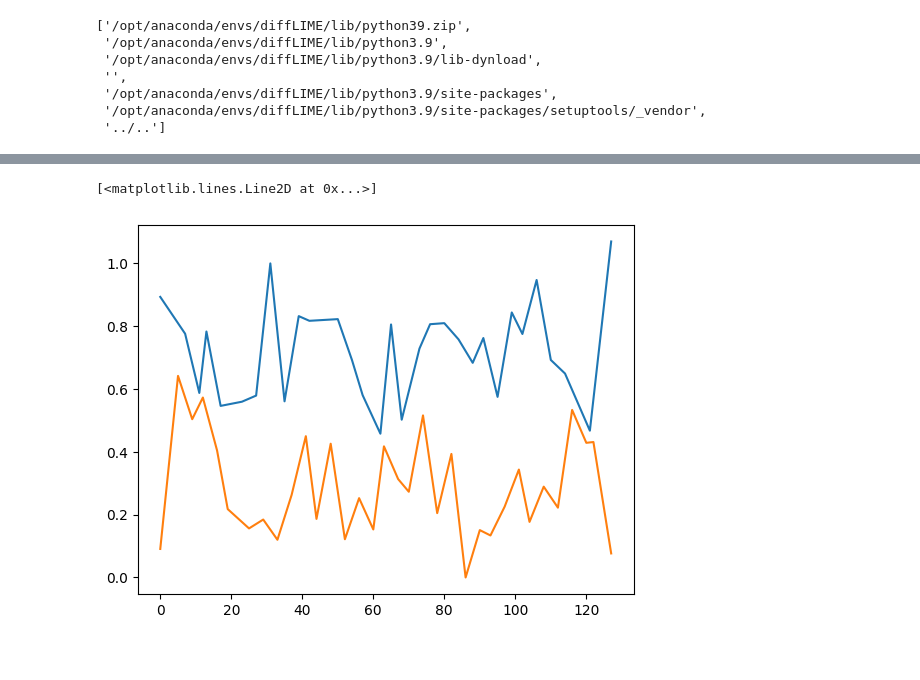
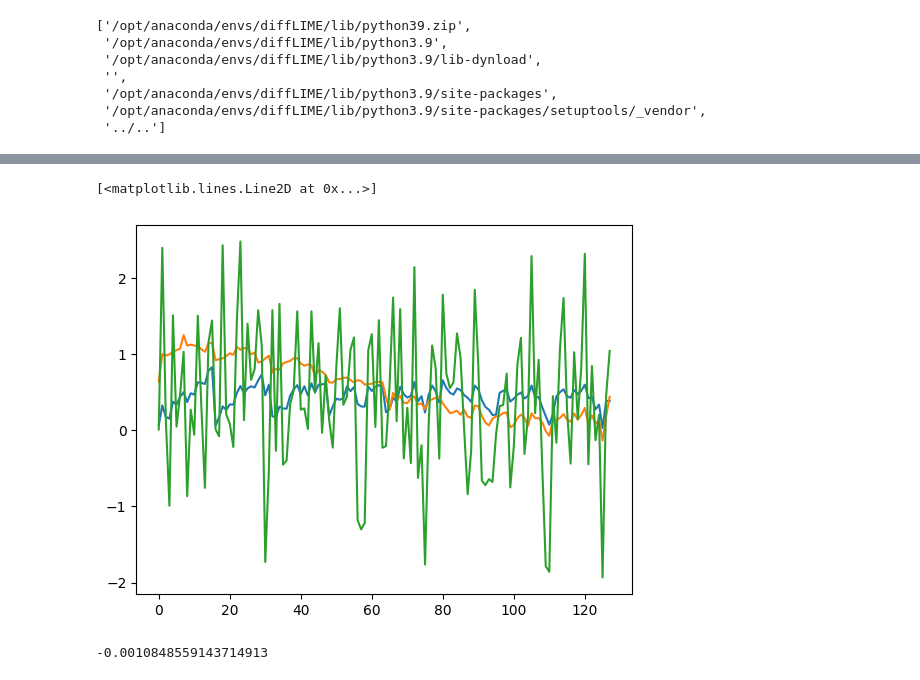
Before and after one commit to dasolma/diffLIME, a Jupyter notebook: src/phm_framework/notebooks/Train DPM.ipynb, the cells around one changed output, grey strips where cells are left out. Cells and saved outputs as stored; diff of their text form; code cells hidden in the pictures.

```diff
--- a/src/phm_framework/notebooks/Train DPM.ipynb
+++ b/src/phm_framework/notebooks/Train DPM.ipynb
@@ -269,17 +200,0 @@ def extraer_envolventes(serie_temporal, tiempo=None):
-# %%
-N = 10000
-time = np.linspace(0, 10, 128)
-frec1 = np.random.uniform(0.1, 1, N) * np.pi
-frec2 = np.random.uniform(0.1, 1, N) * np.pi
-pend = np.random.uniform(-0.1, 0.1, N)
-noise = np.random.uniform(0, 1, N)
-
-X_sin = np.array([time] * N)
-
-for i, (f1, f2, p, n) in enumerate(zip(frec1, frec2, pend, noise)):
-    s = np.sin(X_sin[i] * 2 * f1)  + np.sin(X_sin[i] * 2 * f2)
-    s = ajustar_pendiente_y_escalar(s, p)
-    s = s + np.random.normal(size=s.shape) * n
-    X_sin[i] = s
-
-frec = np.array([frec1, frec2, pend * 10, np.std(X_sin, axis=1), noise, X_sin.min(axis=1), X_sin.max(axis=1)]).T
@@ -522,6 +201,55 @@ plt.plot(centroids[6, 1, :])
-# %%
-plt.plot(series_temporales[50, 0, :])
-plt.plot(series_temporales[50, 1, :])
-# %% [output]
-[<matplotlib.lines.Line2D at 0x...>]
-[figure, removed]
+# %%
+f = np.copy(np.expand_dims(M[9].T, axis=[0, -1]))
+
+e1 = np.expand_dims(np.moveaxis(E[9], -1, -2), axis=0)
+e2 = np.expand_dims(np.moveaxis(E[14], -1, -2), axis=0)
+
+
+sini = np.expand_dims(X_train[0], axis=[0,-1]) + np.random.normal(size=(1, X_train.shape[1], 1))
+
+N = 10
+s = np.copy(sini)
+n = 1 / N
+r = np.array([[n]])
+for i in range(N, 0,  -1):
+
+    t = np.array([[i]])
+
+    network = model.network
+    _input = model.prepare_inputs(s, e1, f, t)
+    pred_noises = model.network(_input, training=False)
+
+
+    s = s - pred_noises.numpy()
+
+
+s = s[0, :, 0]
+plt.plot(s)
+
+f[0, -3] = f[0, -3] * 100
+
+s = sini
+n = 1 / N
+r = np.array([[n]])
+for i in range(N, 0,  -1):
+
+    t = np.array([[i]])
+
+    network = model.network
+    _input = model.prepare_inputs(s, e2, f, t)
+    pred_noises = model.network(_input, training=False)
+
+
+    s = s - pred_noises.numpy()
+
+
+s = s[0, :, 0]
+plt.plot(s)
+plt.plot(sini[0, :, 0])
+# %% [output]
+[<matplotlib.lines.Line2D at 0x...>]
+[figure, added]
+# %%
+M[3][-3]
+# %% [output]
+-0.0010848559143714913
```
Also changed, not shown: parts of 25 cells of this notebook, 3 other files.
